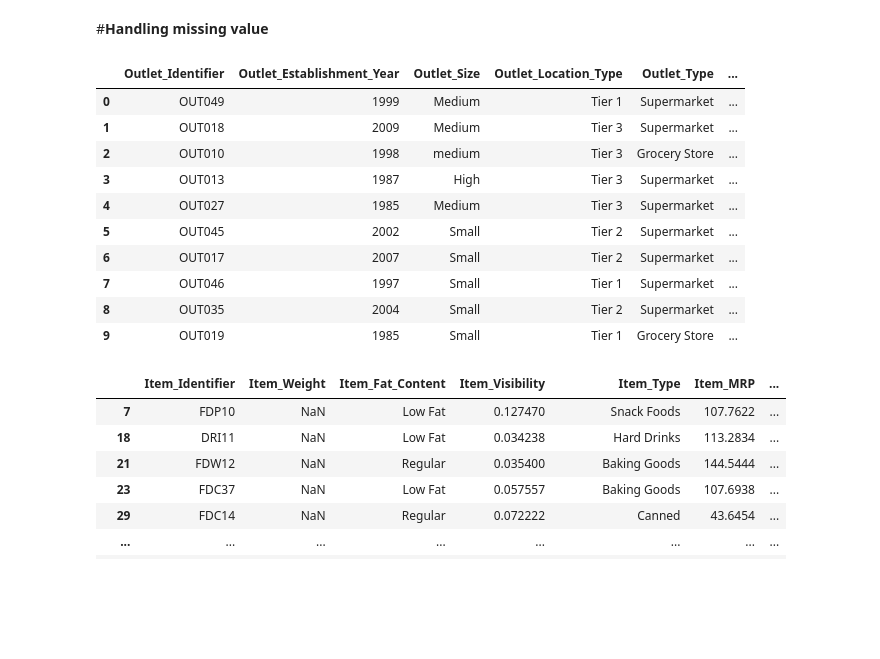
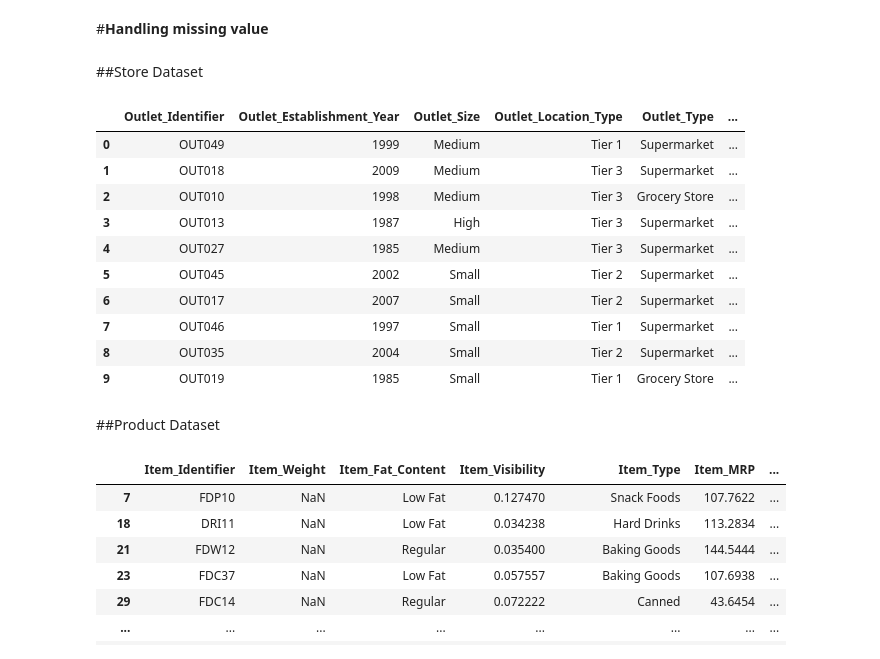
Before and after one commit to ABDELLAH-Hallou/BigMart-outlet-sales-prediction, a Jupyter notebook: BigMart_outlet_sales_prediction.ipynb, the cells around one changed output. Cells and saved outputs as stored; diff of their text form; code cells hidden in the pictures; blank space fills up the shorter version.

```diff
--- a/BigMart_outlet_sales_prediction.ipynb
+++ b/BigMart_outlet_sales_prediction.ipynb
@@ -215,17 +220,19 @@ storeDf
 | 9 | OUT019 | 1985 | Small | Tier 1 | Grocery Store | ... |
 # %% [markdown]
 #**Handling missing value**
+# %% [markdown]
+##Store Dataset
 # %%
 # handle missing values manualy
-storeDf.loc[(storeDf['Outlet_Location_Type'] == 'Tier 3') & (storeDf['Outlet_Size'].isnull()),'Outlet_Size'] = 'medium'
+storeDf.loc[(storeDf['Outlet_Location_Type'] == 'Tier 3') & (storeDf['Outlet_Size'].isnull()),'Outlet_Size'] = 'Medium'
 storeDf.loc[(storeDf['Outlet_Location_Type'] == 'Tier 1') & (storeDf['Outlet_Size'].isnull()),'Outlet_Size'] = 'Small'
 storeDf.loc[(storeDf['Outlet_Location_Type'] == 'Tier 2') & (storeDf['Outlet_Size'].isnull()),'Outlet_Size'] = 'Small'
 storeDf
 # %% [output]
 |  | Outlet_Identifier | Outlet_Establishment_Year | Outlet_Size | Outlet_Location_Type | Outlet_Type | ... |
 | 0 | OUT049 | 1999 | Medium | Tier 1 | Supermarket | ... |
 | 1 | OUT018 | 2009 | Medium | Tier 3 | Supermarket | ... |
-| 2 | OUT010 | 1998 | medium | Tier 3 | Grocery Store | ... |
+| 2 | OUT010 | 1998 | Medium | Tier 3 | Grocery Store | ... |
 | 3 | OUT013 | 1987 | High | Tier 3 | Supermarket | ... |
 | 4 | OUT027 | 1985 | Medium | Tier 3 | Supermarket | ... |
 | 5 | OUT045 | 2002 | Small | Tier 2 | Supermarket | ... |
@@ -233,6 +240,8 @@ storeDf
 | 7 | OUT046 | 1997 | Small | Tier 1 | Supermarket | ... |
 | 8 | OUT035 | 2004 | Small | Tier 2 | Supermarket | ... |
 | 9 | OUT019 | 1985 | Small | Tier 1 | Grocery Store | ... |
+# %% [markdown]
+##Product Dataset
 # %%
 # set Item_Identifier as an index of the product Data Frame
 # productDf = productDf.set_index('Item_Identifier')
```
Also changed, not shown: parts of 39 cells of this notebook.
